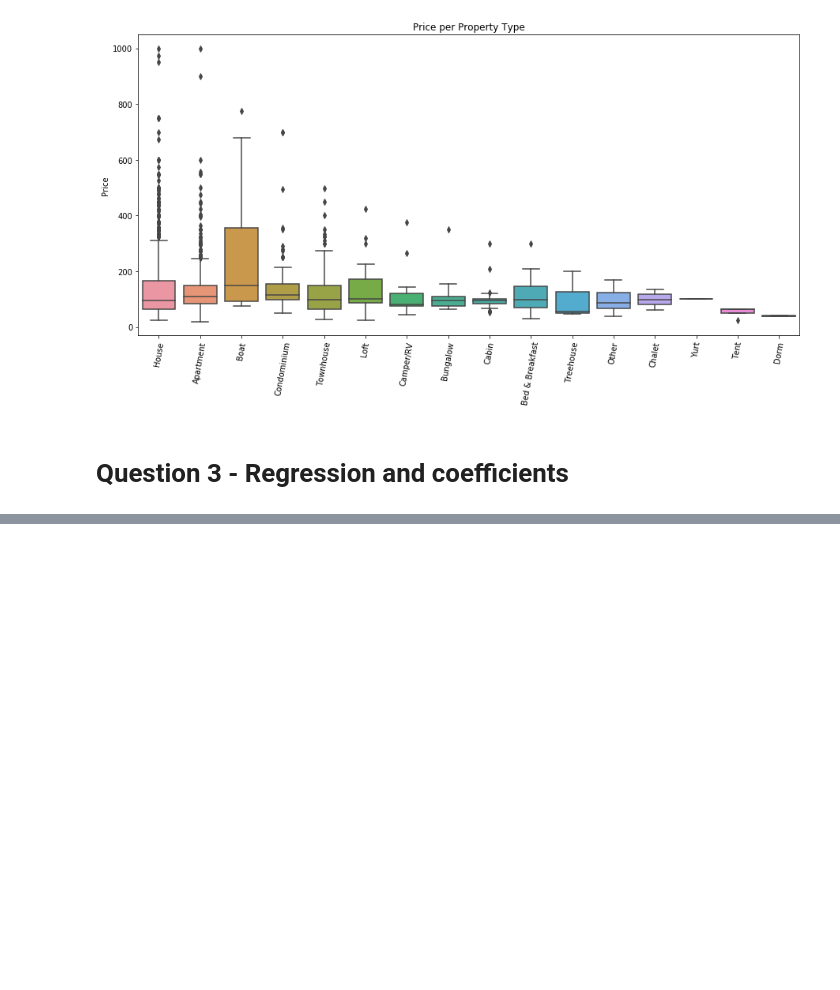
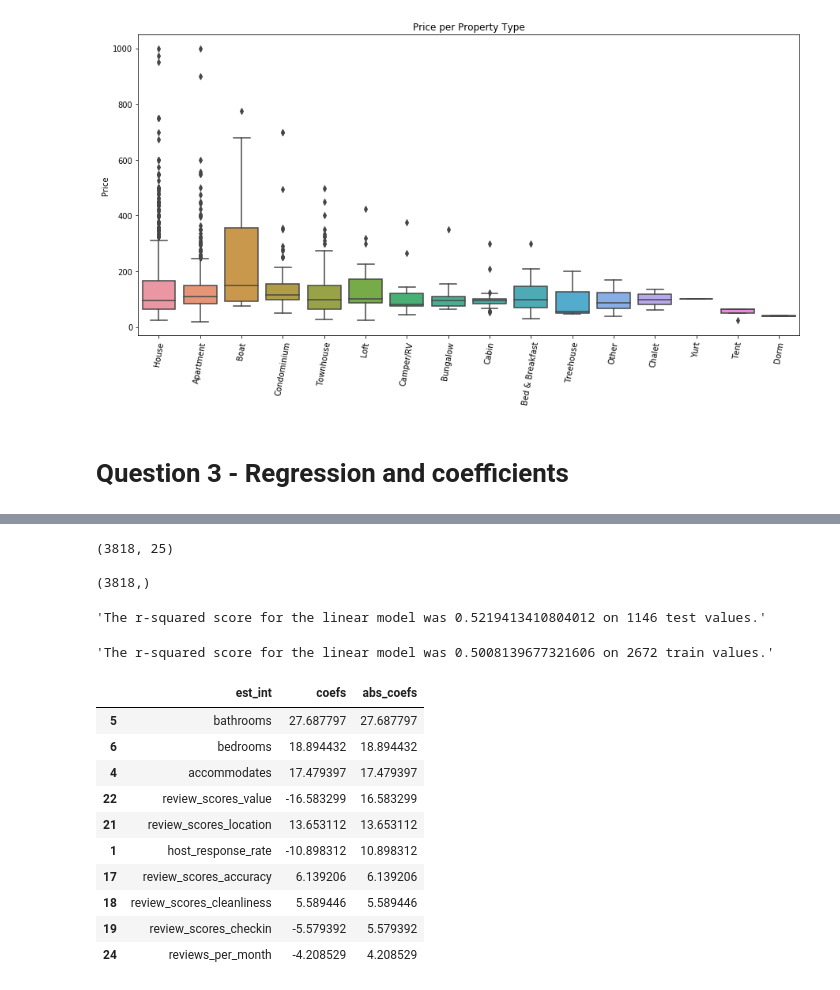
Before and after one commit to bkontonis/Analysing-Seattle-Airbnb-Open-Data, a Jupyter notebook: Seattle Airbnb Data Analysis.ipynb, the cells around one changed output, grey strips where cells are left out. Drawn from its saved outputs; the diff is of its cells as text; code cells hidden in the pictures; blank space fills up the shorter version.

```diff
--- a/Seattle Airbnb Data Analysis.ipynb
+++ b/Seattle Airbnb Data Analysis.ipynb
@@ -383,0 +424,46 @@ plt.ylabel("Price");
+# %%
+#Use the function to create X and y
+X, y = clean_data(listings_df)
+# %%
+print(X.shape)
+print()
+print(y.shape)
+# %% [output]
+(3818, 25)
+
+(3818,)
+# %%
+X_train, X_test, y_train, y_test = train_test_split(X, y, test_size = .30, random_state=42)
+
+lm_model = LinearRegression(normalize=True) # Instantiate
+lm_model.fit(X_train, y_train) #Fit
+
+#Predict and score the model
+y_test_preds = lm_model.predict(X_test)
+"The r-squared score for the linear model was {} on {} test values.".format(r2_score(y_test, y_test_preds), len(y_test))
+# %% [output]
+'The r-squared score for the linear model was 0.5219413410804012 on 1146 test values.'
+# %%
+y_train_preds = lm_model.predict(X_train)
+"The r-squared score for the linear model was {} on {} train values.".format(r2_score(y_train, y_train_preds), len(y_train))
+# %% [output]
+'The r-squared score for the linear model was 0.5008139677321606 on 2672 train values.'
+# %%
+def coef_weights(coefficients, X_train):
+    '''
+    INPUT:
+    coefficients - the coefficients of the linear model
+    X_train - the training data, so the column names can be used
+    OUTPUT:
+    coefs_df - a dataframe holding the coefficient, estimate, and abs(estimate)
+
+    Provides a dataframe that can be used to understand the most influential coefficients
+    in a linear model by providing the coefficient estimates along with the name of the
+    variable attached to the coefficient.
+    '''
+    coefs_df = pd.DataFrame()
+    coefs_df['est_int'] = X_train.columns
+    coefs_df['coefs'] = lm_model.coef_
+    coefs_df['abs_coefs'] = np.abs(lm_model.coef_)
+    coefs_df = coefs_df.sort_values('abs_coefs', ascending=False)
+    return coefs_df
@@ -383,0 +473,18 @@ plt.ylabel("Price");
+# %%
+#Use the function
+coef_df = coef_weights(lm_model.coef_, X_train)
+
+#A quick look at the top results
+coef_df.head(10)
+# %% [output]
+|  | est_int | coefs | abs_coefs |
+| 5 | bathrooms | 27.687797 | 27.687797 |
+| 6 | bedrooms | 18.894432 | 18.894432 |
+| 4 | accommodates | 17.479397 | 17.479397 |
+| 22 | review_scores_value | -16.583299 | 16.583299 |
+| 21 | review_scores_location | 13.653112 | 13.653112 |
+| 1 | host_response_rate | -10.898312 | 10.898312 |
+| 17 | review_scores_accuracy | 6.139206 | 6.139206 |
+| 18 | review_scores_cleanliness | 5.589446 | 5.589446 |
+| 19 | review_scores_checkin | -5.579392 | 5.579392 |
+| 24 | reviews_per_month | -4.208529 | 4.208529 |
```
Also changed, not shown: parts of 12 cells of this notebook.
